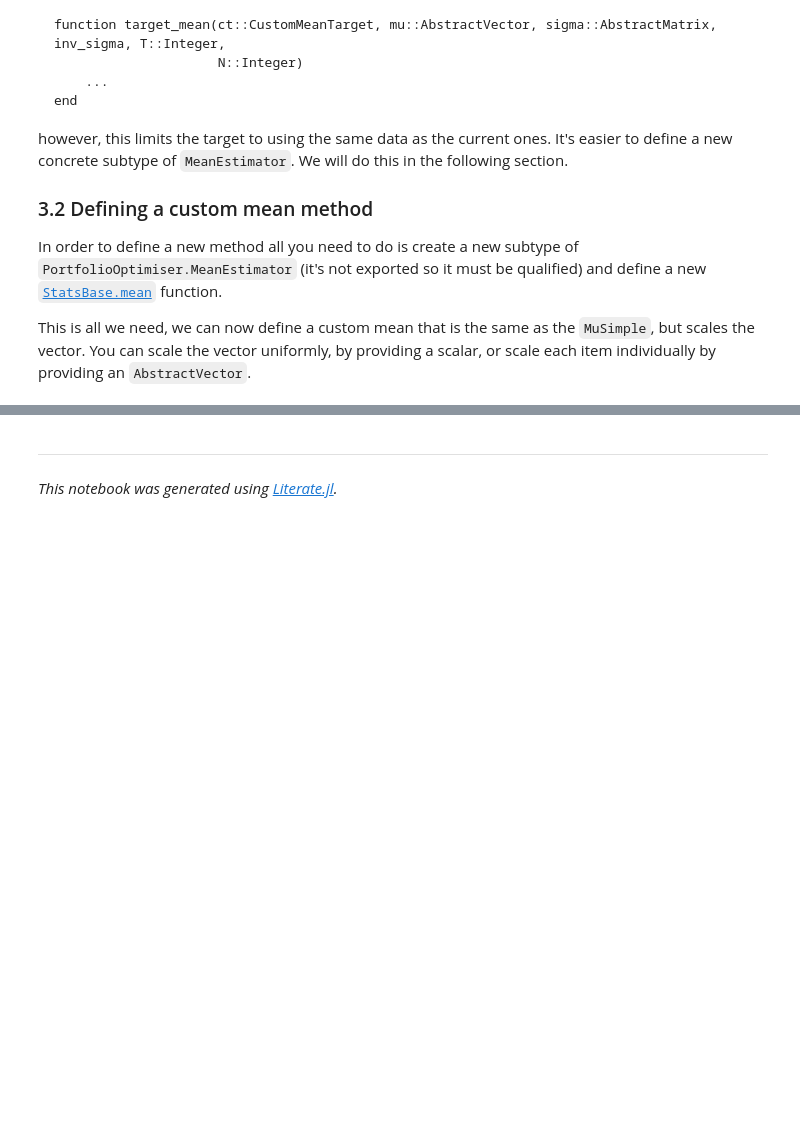
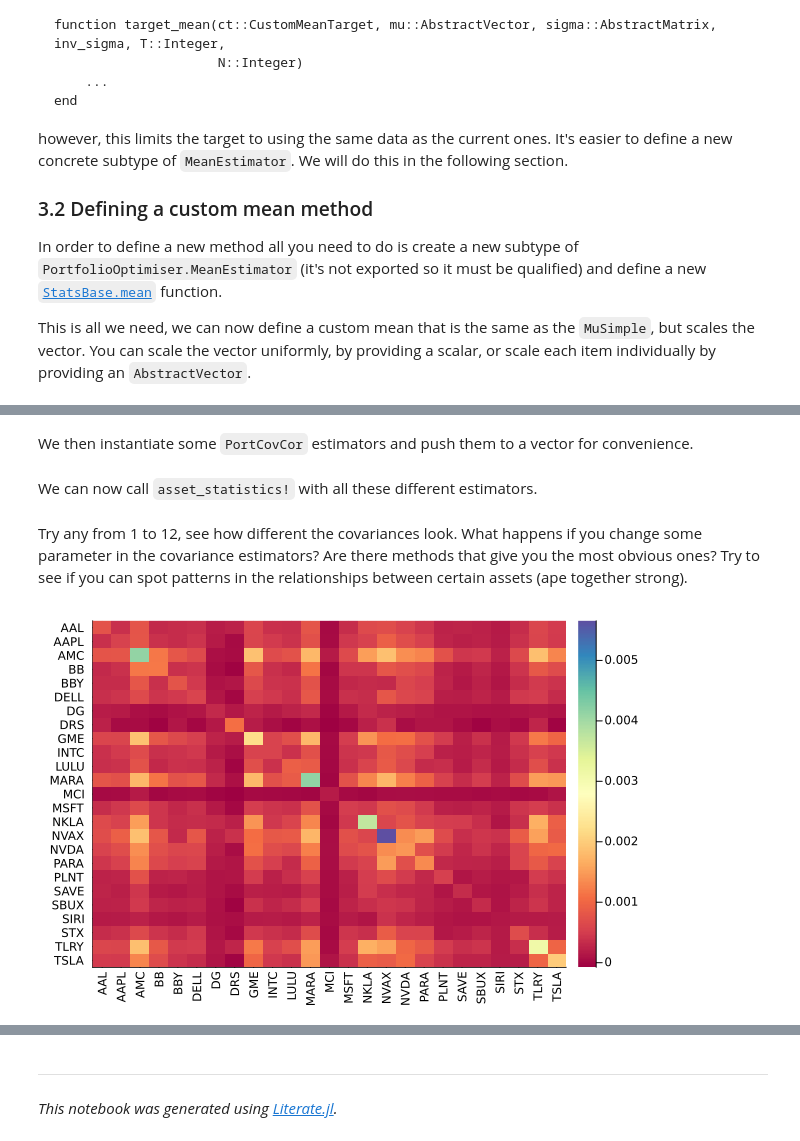
Before and after one commit to dcelisgarza/PortfolioOptimiser.jl, a Jupyter notebook: examples/2_asset_statistics.ipynb, the cells around one changed output, grey strips where cells are left out. Saved outputs shown, nothing was run; the diff lists cells and outputs as text; code cells hidden in the pictures; blank space fills up the shorter version.

```diff
--- a/examples/2_asset_statistics.ipynb
+++ b/examples/2_asset_statistics.ipynb
@@ -262,0 +299,2 @@ PortCovCor(CovFull(false, StatsBase.SimpleCovariance(true), nothing), PosdefNear
+# %% [markdown]
+We then instantiate some `PortCovCor` estimators and push them to a vector for convenience.
@@ -262,0 +306,19 @@ PortCovCor(CovFull(false, StatsBase.SimpleCovariance(true), nothing), PosdefNear
+# %% [markdown]
+We can now call `asset_statistics!` with all these different estimators.
+# %%
+covs = Matrix[]
+for pce ∈ pces
+    asset_statistics!(portfolio; cov_type = pce, set_mu = false, set_kurt = false,
+                      set_skurt = false, set_skew = false, set_sskew = false)
+    push!(covs, copy(portfolio.cov))
+end
+# %% [markdown]
+Try any from 1 to 12, see how different the covariances look. What happens if you change some parameter in the covariance estimators? Are there methods that give you the most obvious ones? Try to see if you can spot patterns in the relationships between certain assets (ape together strong).
+# %%
+idx = 1
+display(plot(covs[idx]; st = :heatmap, clim = extrema(covs[idx]),
+             yticks = (1:N, portfolio.assets), xticks = (1:N, portfolio.assets),
+             xrotation = 90, colorbar = true, xlim = (0.5, N + 0.5), ylim = (0.5, N + 0.5),
+             color = cgrad(:Spectral), yflip = true))
+# %% [output]
+[figure, added]
```
Also changed, not shown: parts of 13 cells of this notebook, 5 other files.
